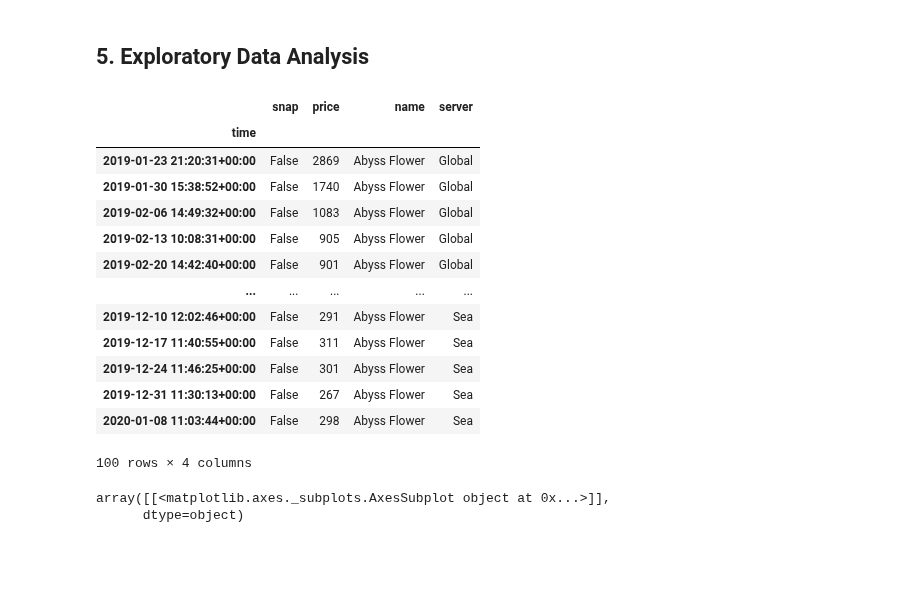
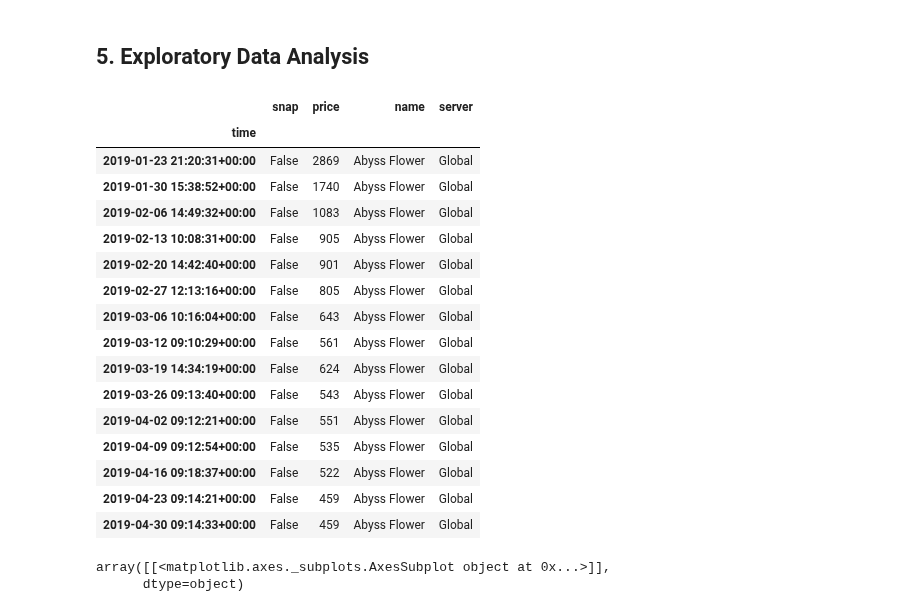
Before and after one commit to algakovic/ROMobile-MarketPrice-Timeseries-Analysis, a Jupyter notebook: SandboxROMExchangeAPI.ipynb, the cells around one changed output. Saved outputs shown, nothing was run; the diff lists cells and outputs as text; code cells hidden in the pictures; blank space fills up the shorter version.

```diff
--- a/SandboxROMExchangeAPI.ipynb
+++ b/SandboxROMExchangeAPI.ipynb
@@ -195,28 +195,28 @@ server
 Global    584.38
 Sea       421.68
 Name: price, dtype: float64
-# %%
-# set time column to index
-df1.set_index('time', inplace=True)
 # %% [markdown]
 ## 5. Exploratory Data Analysis
 # %%
-df1
+df1.head(15)
 # %% [output]
 |  | snap | price | name | server |
 | time |  |  |  |  |
 | 2019-01-23 21:20:31+00:00 | False | 2869 | Abyss Flower | Global |
 | 2019-01-30 15:38:52+00:00 | False | 1740 | Abyss Flower | Global |
 | 2019-02-06 14:49:32+00:00 | False | 1083 | Abyss Flower | Global |
 | 2019-02-13 10:08:31+00:00 | False | 905 | Abyss Flower | Global |
 | 2019-02-20 14:42:40+00:00 | False | 901 | Abyss Flower | Global |
-| ... | ... | ... | ... | ... |
-| 2019-12-10 12:02:46+00:00 | False | 291 | Abyss Flower | Sea |
-| 2019-12-17 11:40:55+00:00 | False | 311 | Abyss Flower | Sea |
-| 2019-12-24 11:46:25+00:00 | False | 301 | Abyss Flower | Sea |
-| 2019-12-31 11:30:13+00:00 | False | 267 | Abyss Flower | Sea |
-| 2020-01-08 11:03:44+00:00 | False | 298 | Abyss Flower | Sea |
+| 2019-02-27 12:13:16+00:00 | False | 805 | Abyss Flower | Global |
+| 2019-03-06 10:16:04+00:00 | False | 643 | Abyss Flower | Global |
+| 2019-03-12 09:10:29+00:00 | False | 561 | Abyss Flower | Global |
+| 2019-03-19 14:34:19+00:00 | False | 624 | Abyss Flower | Global |
+| 2019-03-26 09:13:40+00:00 | False | 543 | Abyss Flower | Global |
+| 2019-04-02 09:12:21+00:00 | False | 551 | Abyss Flower | Global |
+| 2019-04-09 09:12:54+00:00 | False | 535 | Abyss Flower | Global |
+| 2019-04-16 09:18:37+00:00 | False | 522 | Abyss Flower | Global |
+| 2019-04-23 09:14:21+00:00 | False | 459 | Abyss Flower | Global |
+| 2019-04-30 09:14:33+00:00 | False | 459 | Abyss Flower | Global |
-100 rows × 4 columns
 # %%
 # #sqlite3 test - NEEDS WORK Learn this!
 # import sqlite3
```
Also changed, not shown: parts of 7 cells of this notebook.
